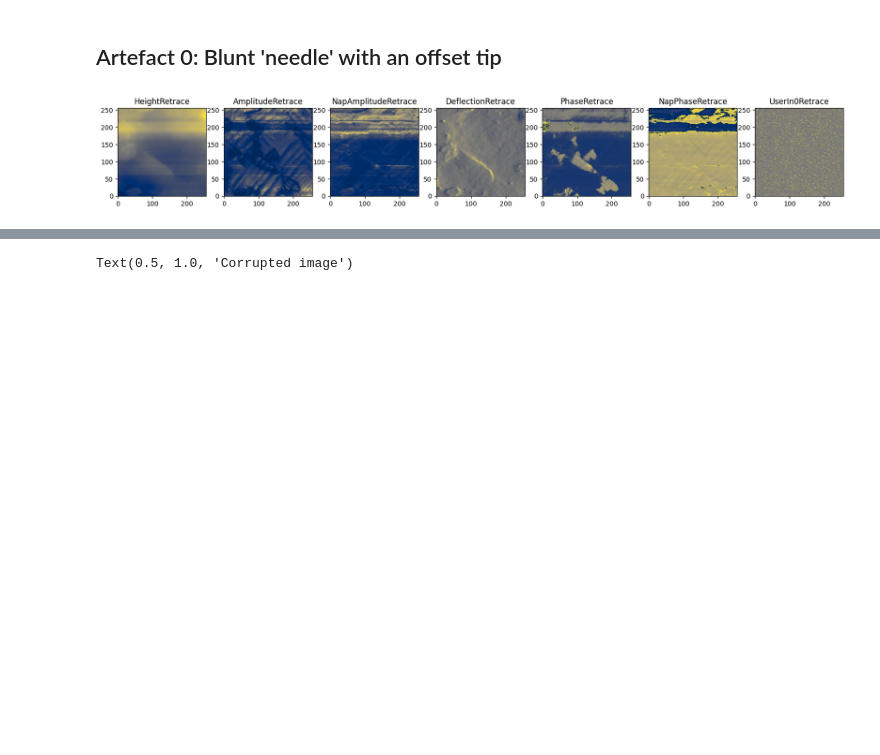
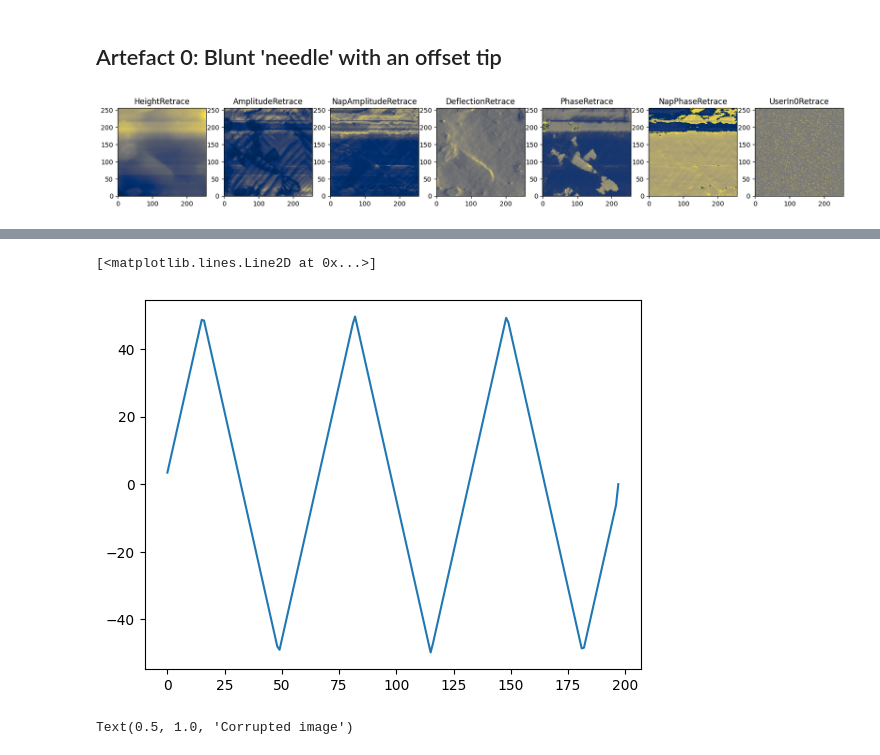
Before and after one commit to min-sssseung/Pycroscopy, a Jupyter notebook: Hackathon/1_AFM_Imperfect_Probe_COLAB_Hackaton.ipynb, the cells around one changed output, grey strips where cells are left out. Saved outputs shown, nothing was run; the diff lists cells and outputs as text; code cells hidden in the pictures; blank space fills up the shorter version.

```diff
--- a/Hackathon/1_AFM_Imperfect_Probe_COLAB_Hackaton.ipynb
+++ b/Hackathon/1_AFM_Imperfect_Probe_COLAB_Hackaton.ipynb
@@ -203,3 +235,8 @@ for i in range(7):
+# %%
+plt.plot(res[0])
+# %% [output]
+[<matplotlib.lines.Line2D at 0x...>]
+[figure, added]
 # %%
 #scan without modification
 array_list, shape, dtype  =  mic_server.get_scan(channels=['HeightRetrace',], modification=None)
```
Also changed, not shown: parts of 4 cells of this notebook.
